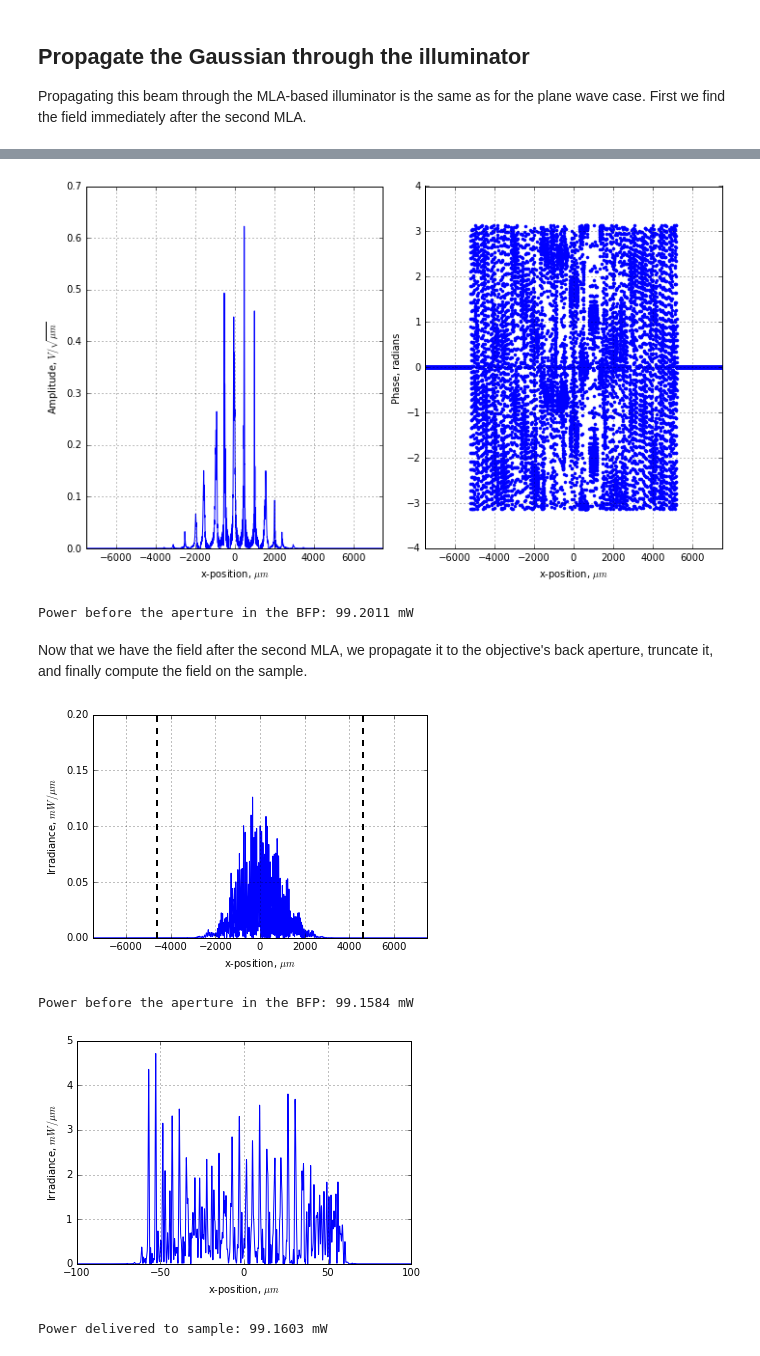
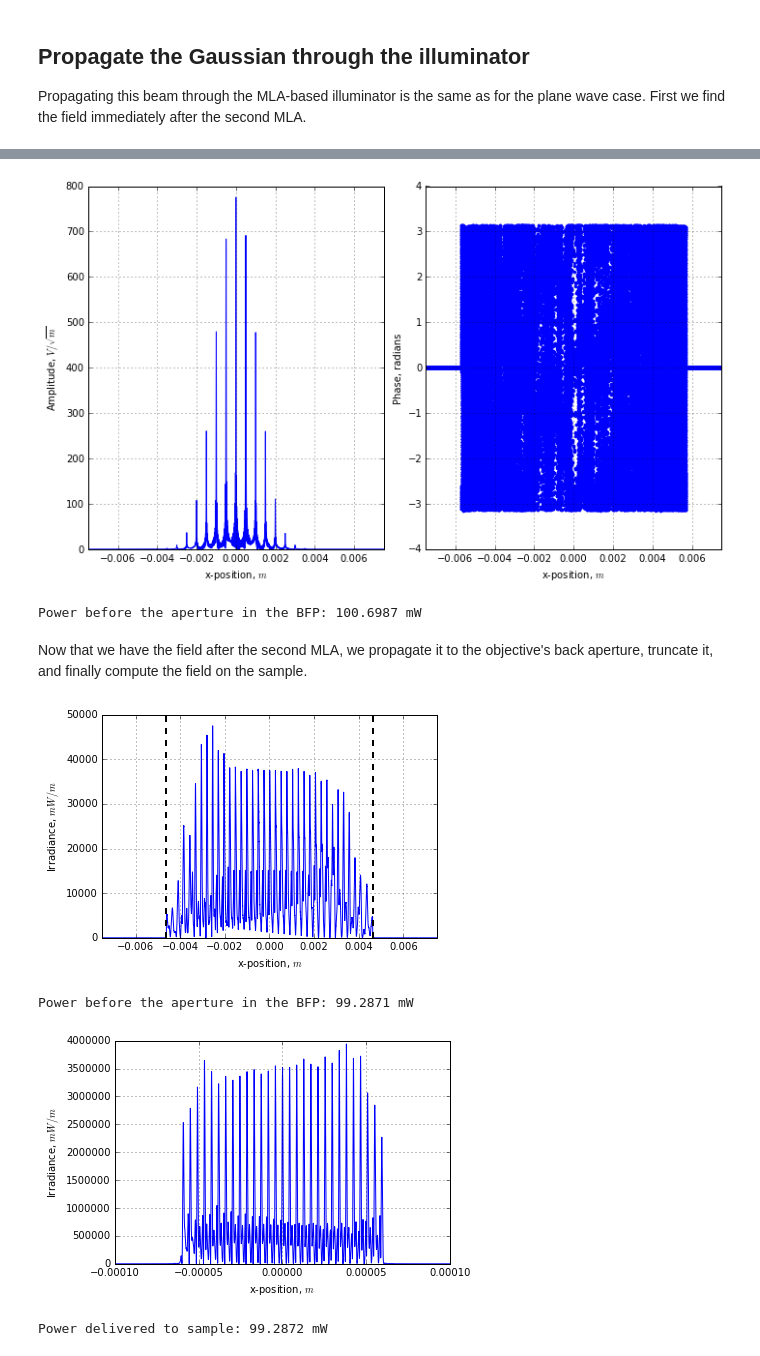
Before and after one commit to kmdouglass/simmla, a Jupyter notebook: publication_data/Basic 1D Simulation - GSM Beam.ipynb, the cells around one changed output, grey strips where cells are left out. Cells and saved outputs as stored; diff of their text form; code cells hidden in the pictures.

Commit message:
Reran Gaussian beam incidence with updated propagation code.
Former-commit-id: 8cf2aa40c30a7e7af45f5a53a16d9f1b3338bcd3

```diff
--- a/publication_data/Basic 1D Simulation - GSM Beam.ipynb
+++ b/publication_data/Basic 1D Simulation - GSM Beam.ipynb
@@ -16,13 +18,13 @@ We can introduce the effects of the diffuser into the simulations by simulating
 # %% [markdown]
 ## Build the dual MLA illuminator
 # %%
-numLenslets = 21    # Must be odd; corresponds to the number of lenslets in one dimension
-lensletSize = 500   # microns
-focalLength = 13700 # microns
+numLenslets = 21      # Must be odd; corresponds to the number of lenslets in one dimension
+lensletSize = 0.5e-3  # meters
+focalLength = 13.7e-3 # meters
 
-wavelength  = 0.642 # microns
+wavelength  = 642e-9  # meters
 
-subgridSize  = 5001                     # Number of grid (or lattice) sites for a single lenslet
+subgridSize  = 5001                      # Number of grid (or lattice) sites for a single lenslet
 physicalSize = numLenslets * lensletSize # The full extent of the MLA
 
 # dim = 1 makes the grid 1D
@@ -32,8 +34,8 @@ To create a *single* realization of a GSM beam, we'll use one of the `fields` ro
 # %%
 Z0              = 376.73 # Impedance of free space, Ohms
 power           = 100  # mW
-beamStd         = 1000 # microns
-coherenceLength = 1000  # microns
+beamStd         = 1e-3 # meters
+coherenceLength = 1e-3 # meters
 fieldAmp = np.sqrt(power / 1000 * Z0 / beamStd / np.sqrt(np.pi)) # Factor of 1000 converts from mW to W
 
 beam     = fields.GSMBeamRealization(fieldAmp, beamStd, coherenceLength, grid)
@@ -113,8 +78,8 @@ Propagating this beam through the MLA-based illuminator is the same as for the p
 # Linear interpolation is used for speed
 interpMag, interpPhase = simfft.fftSubgrid(beam, grid)
 
-fObj        = 3300 # microns
-newGridSize = subgridSize * numLenslets # microns
+fObj        = 3.3e-3 # meters
+newGridSize = subgridSize * numLenslets # meters
 
 # Upsample grid by an odd factor to reduce rippling
 newGrid = grids.Grid(5*newGridSize, 5*physicalSize, wavelength, fObj, dim = 1)
@@ -162,35 +127,35 @@ fig, (ax0, ax1) = plt.subplots(nrows = 1,
                                figsize = (10,6))
 
 ax0.plot(newGrid.px, np.abs(field))
-ax0.set_xlim((-7500, 7500))
-ax0.set_xlabel(r'x-position, $\mu m$')
-ax0.set_ylabel(r'Amplitude, $V / \sqrt{\mu m}$')
+ax0.set_xlim((-7.5e-3, 7.5e-3))
+ax0.set_xlabel(r'x-position, $m$')
+ax0.set_ylabel(r'Amplitude, $V / \sqrt{m}$')
 ax0.grid()
 
 ax1.plot(newGrid.px, np.angle(field), '.')
-ax1.set_xlabel(r'x-position, $\mu m$')
+ax1.set_xlabel(r'x-position, $m$')
 ax1.set_ylabel('Phase, radians')
 ax1.grid()
 
 plt.tight_layout()
 plt.show()
 # %% [output]
-[figure, old version]
+[figure, new version]
 # %%
 # Is power still conserved?
 # No scaling factor is necessary because the angular spectrum was only shifted in phase.
 powerBFPIn = simps(np.abs(field)**2, newGrid.px) / Z0 * 1000
 print('Power before the aperture in the BFP: {0:.4f} mW'.format(powerBFPIn))
 # %% [output]
-Power before the aperture in the BFP: 99.2011 mW
+Power before the aperture in the BFP: 100.6987 mW
 # %% [markdown]
 Now that we have the field after the second MLA, we propagate it to the objective's back aperture, truncate it, and finally compute the field on the sample.
 # %%
-propDistance = 20000 # Approximate distance between second MLA and objective's back focal plane, microns
-u2 = simfft.fftPropagate(field, newGrid, 20000)
+propDistance = 200e-3 # Approximate distance between second MLA and objective's back focal plane, meters
+u2 = simfft.fftPropagate(field, newGrid, propDistance)
 
-bfpDiam = 2 * 1.4 * 3300 # BFP diameter, 2 * NA * f_OBJ
-yMax = 0.2
+bfpDiam = 2 * 1.4 * 3.3e-3 # BFP diameter, 2 * NA * f_OBJ
+yMax    = 50000
 u2Prime = u2
 u2Prime[np.logical_or(newGrid.px < -bfpDiam / 2, newGrid.px > bfpDiam / 2)] = 0.0
 
@@ -198,35 +163,35 @@ u2Prime[np.logical_or(newGrid.px < -bfpDiam / 2, newGrid.px > bfpDiam / 2)] = 0.
 plt.plot(newGrid.px, np.abs(u2Prime)**2 / Z0 * 1000)
 plt.plot([-bfpDiam / 2, -bfpDiam / 2], [0, yMax], '--k', linewidth = 2, label = 'Back aperture')
 plt.plot([bfpDiam / 2, bfpDiam / 2],   [0, yMax], '--k', linewidth = 2)
-plt.xlim((-7500, 7500))
-plt.ylim((0, yMax))
-plt.xlabel(r'x-position, $\mu m$')
-plt.ylabel(r'Irradiance, $mW / \mu m$')
+plt.xlim((-7.5e-3, 7.5e-3))
+#plt.ylim((0, yMax))
+plt.xlabel(r'x-position, $m$')
+plt.ylabel(r'Irradiance, $mW / m$')
 plt.grid(True)
 plt.show()
 # %% [output]
-[figure, old version]
+[figure, new version]
 # %%
 # Is power still conserved?
 # No scaling factor is necessary because the angular spectrum was only shifted in phase.
 powerBFPIn = simps(np.abs(u2)**2, newGrid.px) / Z0 * 1000
 print('Power before the aperture in the BFP: {0:.4f} mW'.format(powerBFPIn))
 # %% [output]
-Power before the aperture in the BFP: 99.1584 mW
+Power before the aperture in the BFP: 99.2871 mW
 # %%
 # Sample plane irradiance including limiting aperture in the BFP
 scalingFactor = newGrid.physicalSize / (newGrid.gridSize - 1) / np.sqrt(newGrid.wavelength * newGrid.focalLength)
 F             = scalingFactor * np.fft.fftshift(np.fft.fft(np.fft.ifftshift(u2Prime)))
 
 plt.plot(newGrid.pX, np.abs(F)**2 / Z0 * 1000)
-plt.xlim((-100, 100))
-plt.xlabel(r'x-position, $\mu m$')
-plt.ylabel(r'Irradiance, $mW / \mu m$')
+plt.xlim((-100e-6, 100e-6))
+plt.xlabel(r'x-position, $m$')
+plt.ylabel(r'Irradiance, $mW / m$')
 plt.grid(True)
 plt.show()
 
 powerSample = simps(np.abs(F)**2, newGrid.pX) / Z0 * 1000
 print('Power delivered to sample: {0:.4f} mW'.format(powerSample))
 # %% [output]
-[figure, old version]
+[figure, new version]
-Power delivered to sample: 99.1603 mW
+Power delivered to sample: 99.2872 mW
```
Also changed, not shown: parts of 12 cells of this notebook, 1 other file.
